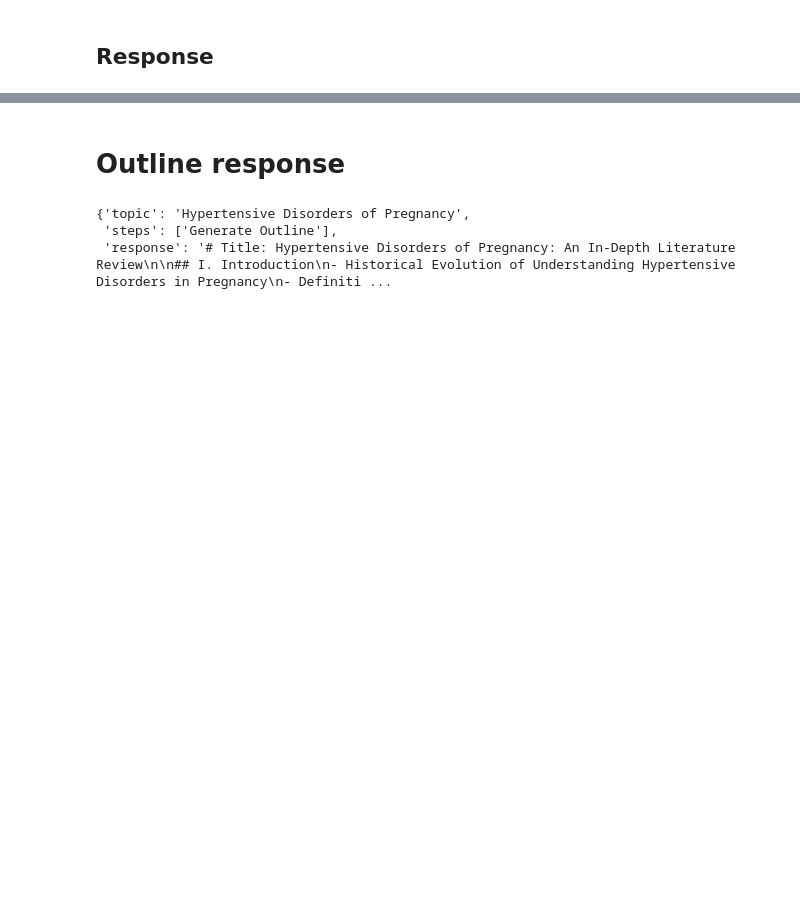
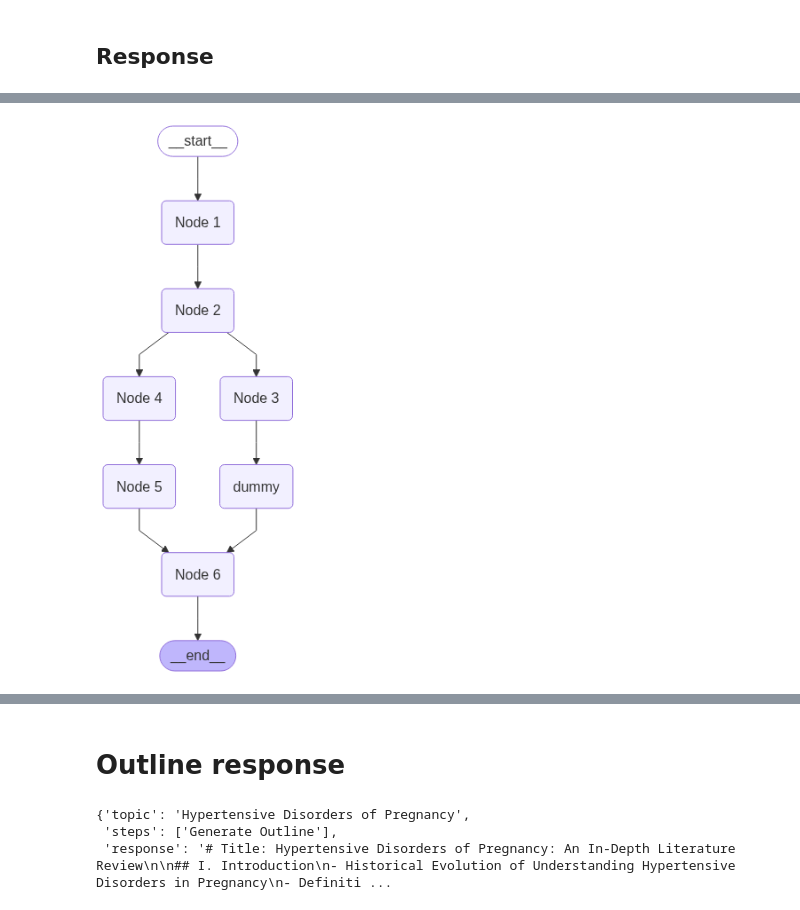
Before and after one commit to amlantalukder/Discourse2Draft, a Jupyter notebook: notebooks/test.ipynb, the cells around one changed output, grey strips where cells are left out. Saved outputs shown, nothing was run; the diff lists cells and outputs as text; code cells hidden in the pictures; blank space fills up the shorter version.

```diff
--- a/notebooks/test.ipynb
+++ b/notebooks/test.ipynb
@@ -73,0 +326,84 @@ agent.invoke({'content_pre': content_pre, 'current_section': current_section}, {
+# %%
+from langgraph.graph import START, END, StateGraph
+from typing_extensions import TypedDict
+from operator import add
+from typing import Annotated, List, Literal
+
+# ---------------------------------------------------------------------------
+class State(TypedDict):
+    topic: str
+    rag_context: Annotated[str, lambda x, y: x + '\n\n' + y]
+    repeat: bool
+    content: str
+    steps: Annotated[List[str], add]
+
+def node1(state):
+    return {'steps': ['node1']}
+
+def node2(state):
+    return {'steps': ['node2']}
+
+def node3(state):
+    return {'steps': ['node3'], 'rag_context': 'world'}
+
+def node4(state):
+    return {'steps': ['node4']}
+
+def node5(state):
+    return {'steps': ['node5'], 'rag_context': 'hello'}
+
+def node6(state):
+
+    print(state['rag_context'])
+
+    return {'steps': ['node6']}
+
+def node7(state):
+    print(state['rag_context'])
+    return {'steps': ['node7']}
+
+def dummy(state):
+    return {'steps': ['dummy']}
+
+def repeat(state: State) -> Literal['Node 6', '__end__']:
+    if state['repeat']:
+        return 'Node 6'
+    return END
+
+# Define a new graph
+workflow = StateGraph(state_schema=State)
+
+# Define the (single) node in the graph
+workflow.add_node("Node 1", node1)
+workflow.add_node("Node 2", node2)
+workflow.add_node("Node 3", node3)
+workflow.add_node("Node 4", node4)
+workflow.add_node("Node 5", node5)
+workflow.add_node("Node 6", node6)
+workflow.add_node("dummy", dummy)
+#workflow.add_node("Add Citations", AddCitations(llm))
+
+workflow.add_edge(START, "Node 1")
+workflow.add_edge("Node 1", "Node 2")
+workflow.add_edge("Node 2", "Node 3")
+workflow.add_edge("Node 2", "Node 4")
+workflow.add_edge("Node 3", "dummy")
+workflow.add_edge("dummy", "Node 6")
+#workflow.add_edge("Node 3", "Node 6")
+workflow.add_edge("Node 4", "Node 5")
+workflow.add_edge("Node 5", "Node 6")
+
+# Add memory
+agent = workflow.compile()
+
+from IPython.display import Image, display
+
+try:
+    display(Image(agent.get_graph().draw_mermaid_png()))
+except Exception:
+    # This requires some extra dependencies and is optional
+    pass
+
+agent.invoke(input={'topic': 'test'})
+# %% [output]
+[figure, added]
```
Also changed, not shown: parts of 33 cells of this notebook, 36 other files.
